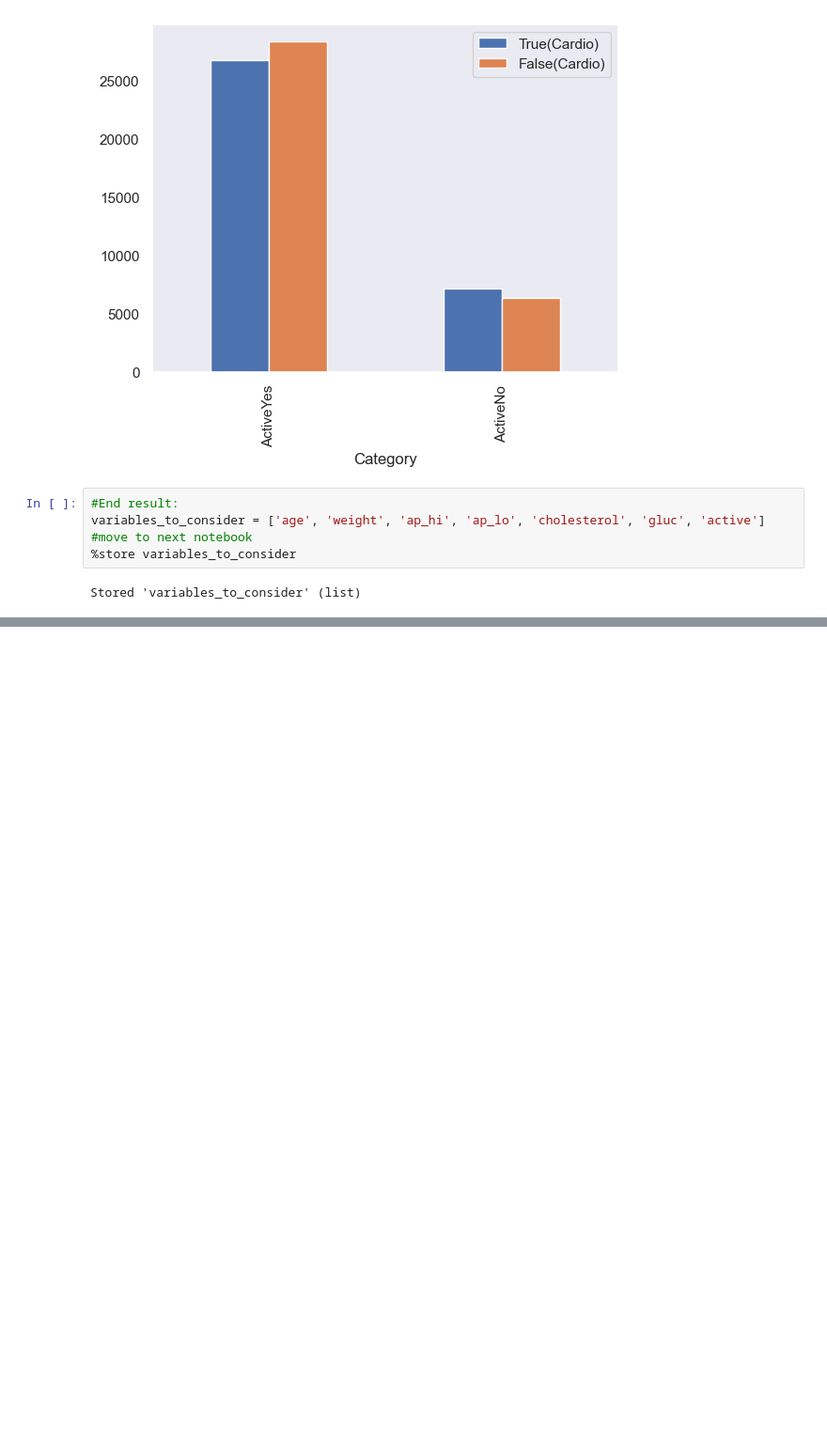
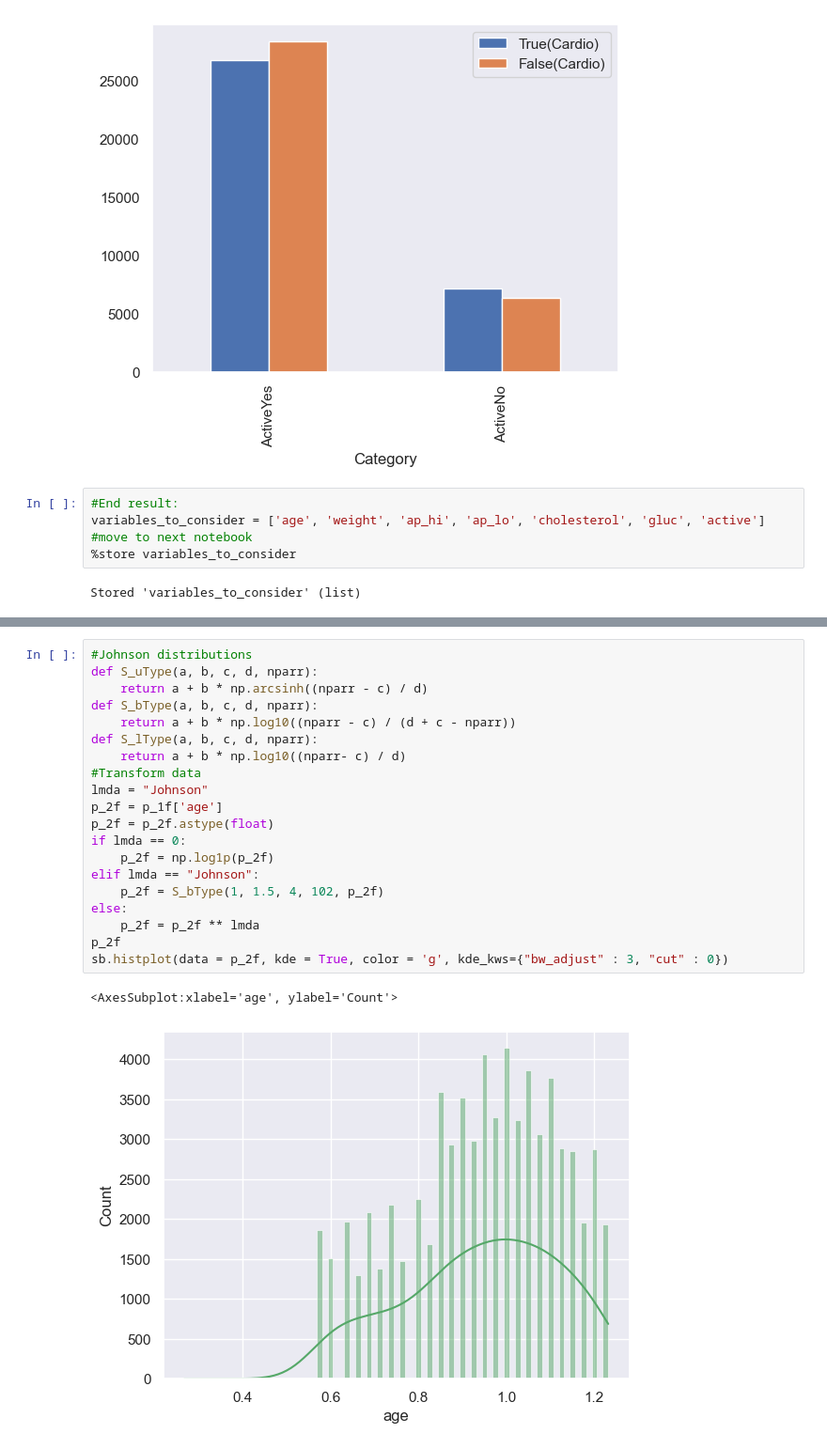
Before and after one commit to Ansh007898/Purojekt, a Jupyter notebook: Main/second_main.ipynb, the cells around one changed output, grey strips where cells are left out. Shown at 94% size. Saved outputs shown, nothing was run; the diff lists cells and outputs as text; blank space fills up the shorter version.

```diff
--- a/Main/second_main.ipynb
+++ b/Main/second_main.ipynb
@@ -966,0 +1000,23 @@ Stored 'variables_to_consider' (list)
+# %%
+#Johnson distributions
+def S_uType(a, b, c, d, nparr):
+    return a + b * np.arcsinh((nparr - c) / d)
+def S_bType(a, b, c, d, nparr):
+    return a + b * np.log10((nparr - c) / (d + c - nparr))
+def S_lType(a, b, c, d, nparr):
+    return a + b * np.log10((nparr- c) / d)
+#Transform data
+lmda = "Johnson"
+p_2f = p_1f['age']
+p_2f = p_2f.astype(float)
+if lmda == 0:
+    p_2f = np.log1p(p_2f)
+elif lmda == "Johnson":
+    p_2f = S_bType(1, 1.5, 4, 102, p_2f)
+else:
+    p_2f = p_2f ** lmda
+p_2f
+sb.histplot(data = p_2f, kde = True, color = 'g', kde_kws={"bw_adjust" : 3, "cut" : 0})
+# %% [output]
+<AxesSubplot:xlabel='age', ylabel='Count'>
+[figure, added]
```
Also changed, not shown: parts of 6 cells of this notebook, 1 other file.
